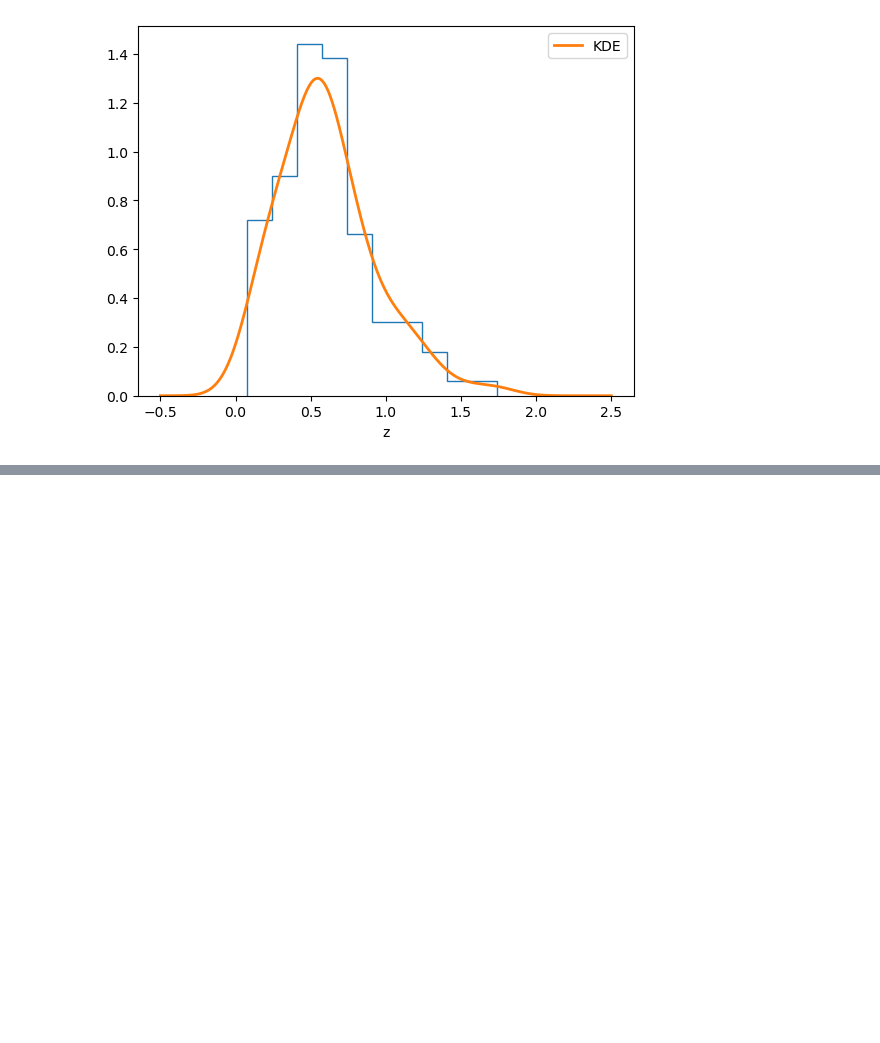
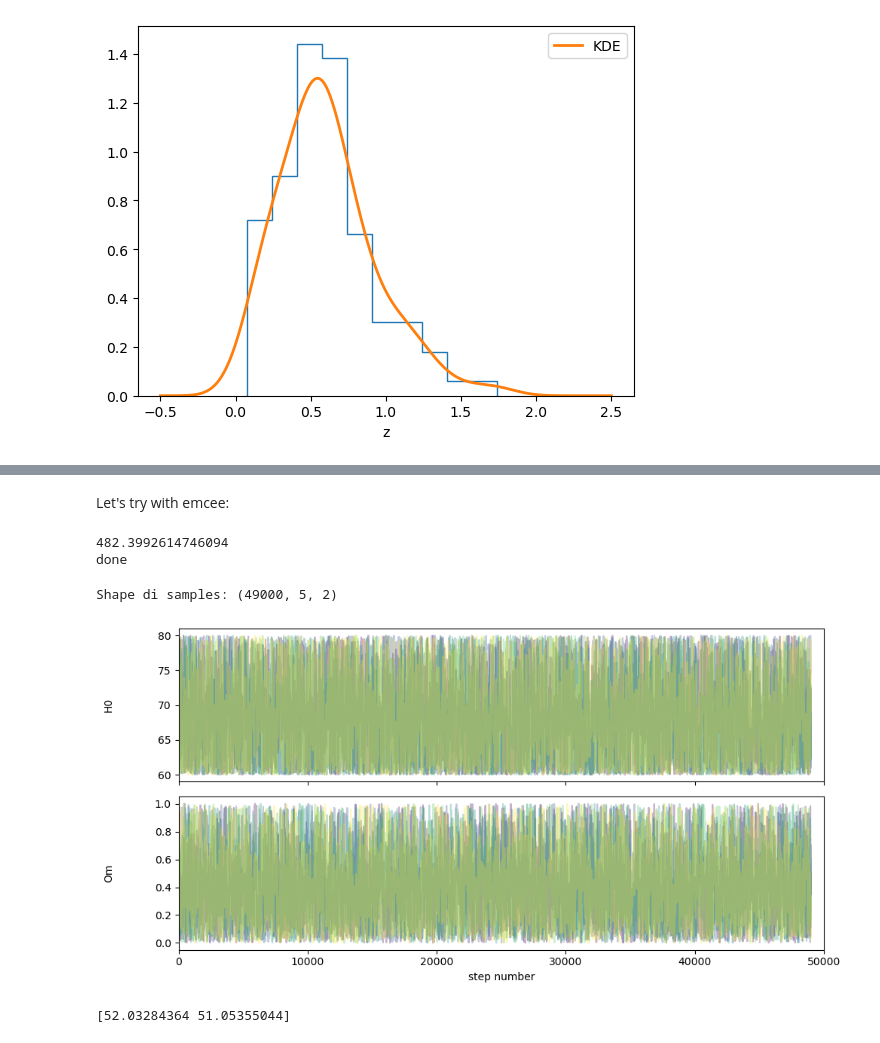
Before and after one commit to EmmaBalzanelli/astrostatistics_bicocca_2025, a Jupyter notebook: working/13_SN_mu&z(18).ipynb, the cells around one changed output, grey strips where cells are left out. Saved outputs shown, nothing was run; the diff lists cells and outputs as text; code cells hidden in the pictures; blank space fills up the shorter version.

```diff
--- a/working/13_SN_mu&z(18).ipynb
+++ b/working/13_SN_mu&z(18).ipynb
@@ -224,0 +231,2 @@ plt.show()
+# %% [markdown]
+Let's try with emcee:
@@ -224,0 +279,50 @@ plt.show()
+# %%
+ndim = 2         # number of parameters in the model
+nwalkers = 5     # number of MCMC walkers
+burn = 1000     # "burn-in" period to let chains stabilize
+nsteps = 50000  # number of MCMC steps to take **for each walker**
+
+# initialize parameters
+np.random.seed(0)
+starting_guesses = np.array([H0,Om])+1e-3*np.random.random((nwalkers, ndim))
+
+# the function call where all the work happens:
+sampler = emcee.EnsembleSampler(nwalkers, ndim, log_posterior, args=[z_sample])
+elapsed = time.time()
+sampler.run_mcmc(starting_guesses, nsteps)
+print(time.time()-elapsed)
+
+# sampler.chain is of shape (nwalkers, nsteps, ndim)
+# throw-out the burn-in points and reshape:
+emcee_trace  = sampler.chain[:, burn:, :].reshape(-1, ndim)
+
+print("done")
+# %% [output]
+482.3992614746094
+done
+# %%
+fig, axes = plt.subplots(2, figsize=(10, 5), sharex=True)
+samples = sampler.get_chain(discard=burn)
+print(f"Shape di samples: {samples.shape}")
+labels = ["H0","Om"]
+colors = plt.cm.viridis(np.linspace(0, 1, nwalkers))
+
+for i in range(ndim):
+    ax = axes[i]
+    for j in range(nwalkers):
+        ax.plot(samples[:, j, i], color=colors[j], alpha=0.3)
+    ax.set_xlim(0, nsteps)
+    ax.set_ylabel(labels[i])
+    ax.yaxis.set_label_coords(-0.1, 0.5)
+
+axes[-1].set_xlabel("step number")
+plt.tight_layout()
+plt.show()
+# %% [output]
+Shape di samples: (49000, 5, 2)
+[figure, added]
+# %%
+tau = sampler.get_autocorr_time()
+print(tau)
+# %% [output]
+[52.03284364 51.05355044]
```
Also changed, not shown: parts of 8 cells of this notebook.
